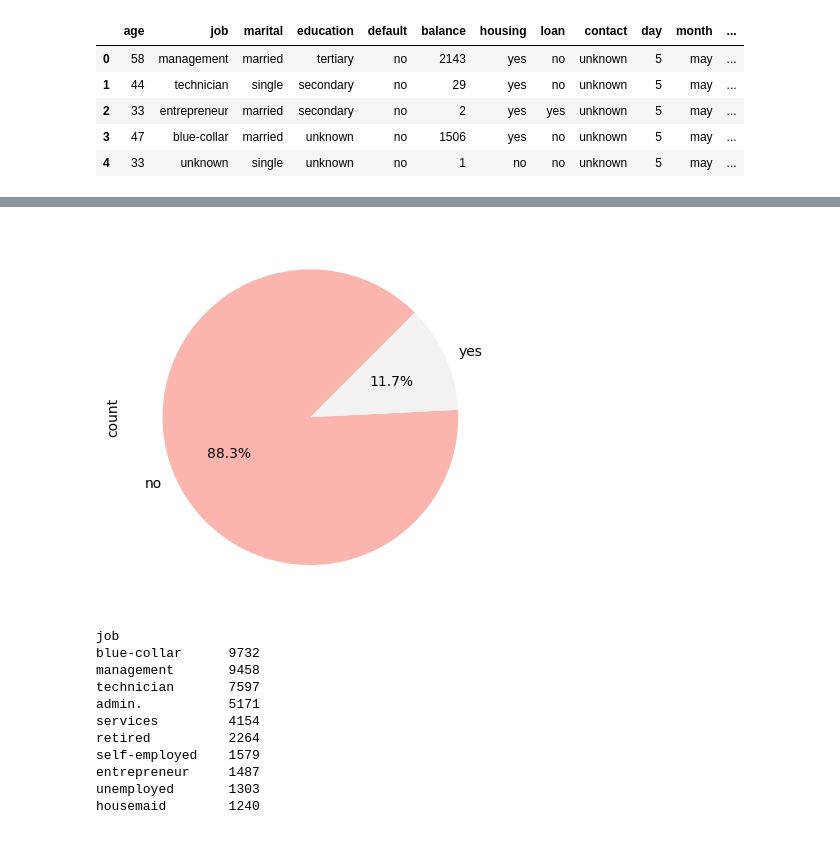
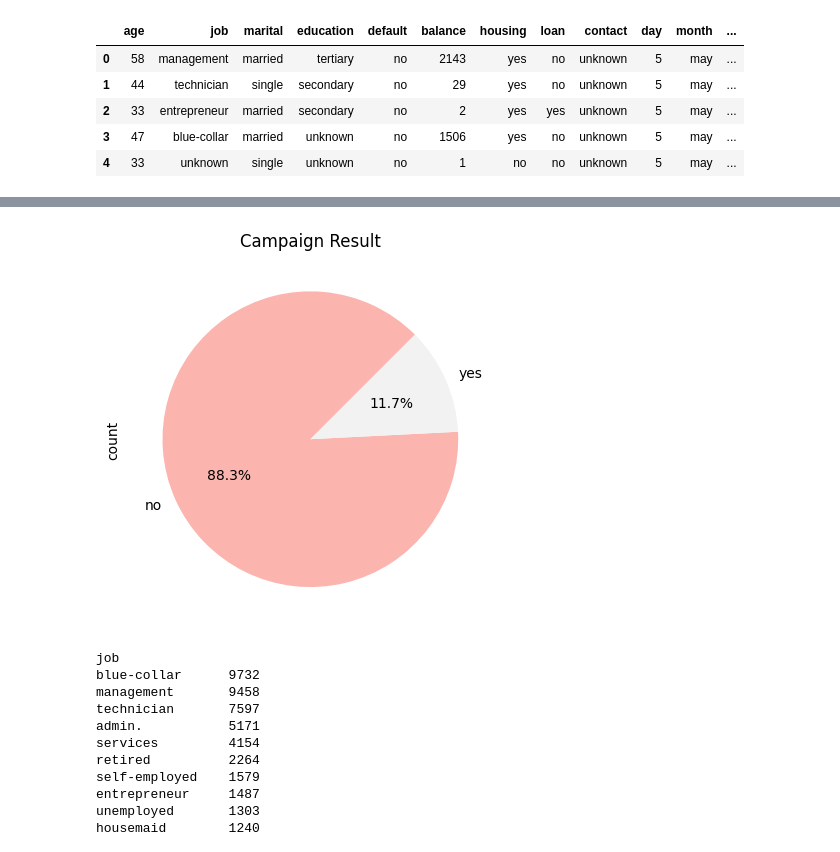
Before and after one commit to amcucunuba/amcucunubar.github.io, a Jupyter notebook: projects/marketing-analysis/marketing_analysis.ipynb, the cells around one changed output, grey strips where cells are left out. Saved outputs shown, nothing was run; the diff lists cells and outputs as text; code cells hidden in the pictures.

```diff
--- a/projects/marketing-analysis/marketing_analysis.ipynb
+++ b/projects/marketing-analysis/marketing_analysis.ipynb
@@ -125,6 +122,8 @@ df.describe()
 # %%
+# Charts
 df['y'].value_counts().plot(kind="pie", autopct='%1.1f%%', startangle=45, cmap="Pastel1")
+plt.title("Campaign Result")
 plt.show()
 # %% [output]
-[figure, old version]
+[figure, new version]
 # %%
```
Also changed, not shown: parts of 52 cells of this notebook, 7 other files.
